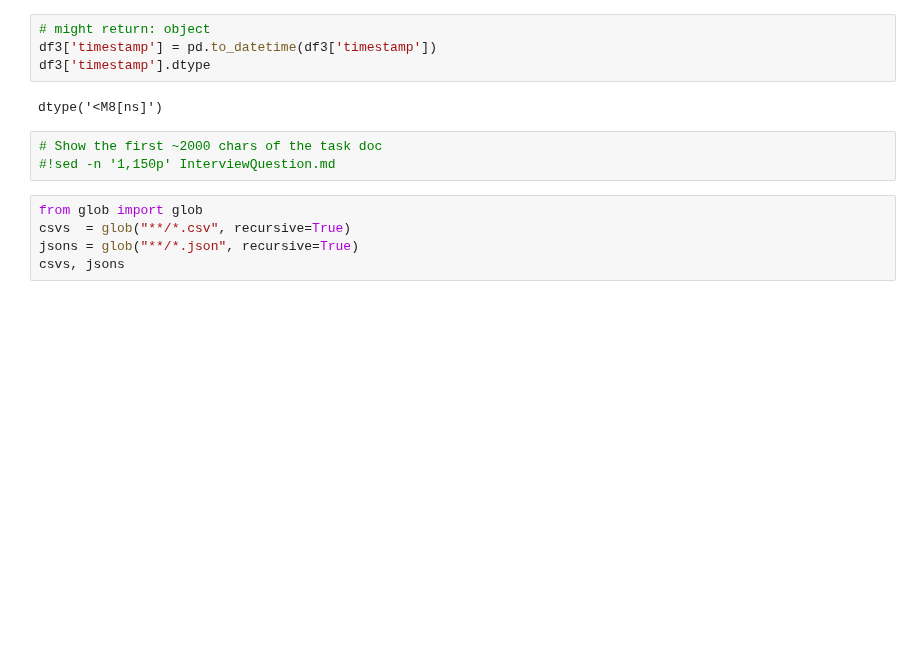
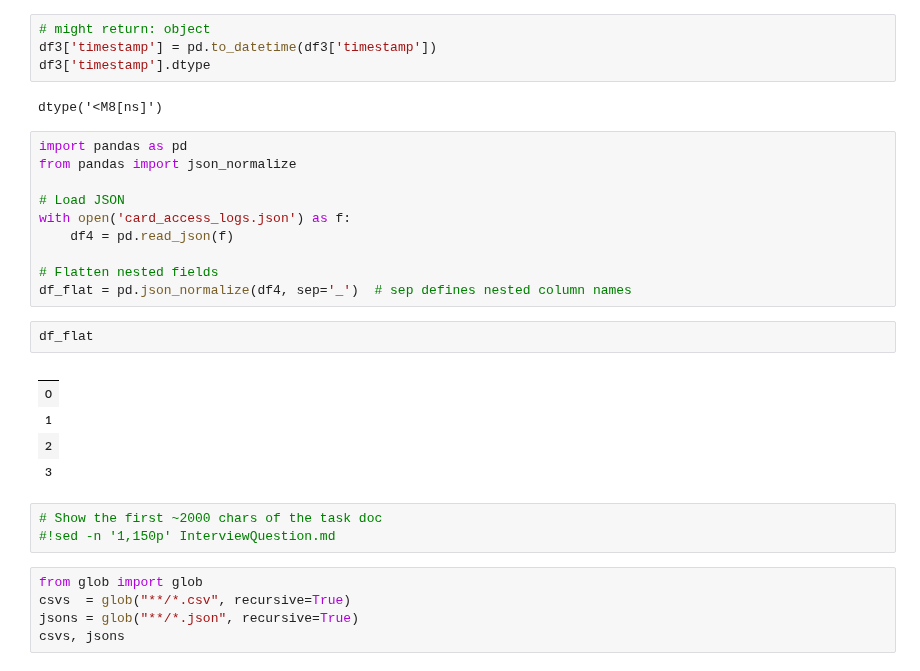
Before and after one commit to m-zayed5722/Miscellaneous-Projects, a Jupyter notebook: DS_Practice.ipynb, the cells around one changed output. Cells and saved outputs as stored; diff of their text form; blank space fills up the shorter version.

```diff
--- a/DS_Practice.ipynb
+++ b/DS_Practice.ipynb
@@ -235,6 +235,24 @@ df3['timestamp'] = pd.to_datetime(df3['timestamp'])
 df3['timestamp'].dtype
 # %% [output]
 dtype('<M8[ns]')
+# %%
+import pandas as pd
+from pandas import json_normalize
+
+# Load JSON
+with open('card_access_logs.json') as f:
+    df4 = pd.read_json(f)
+
+# Flatten nested fields
+df_flat = pd.json_normalize(df4, sep='_')  # sep defines nested column names
+# %%
+df_flat
+# %% [output]
+|  |
+| 0 |
+| 1 |
+| 2 |
+| 3 |
 # %%
 # Show the first ~2000 chars of the task doc
 #!sed -n '1,150p' InterviewQuestion.md
```
